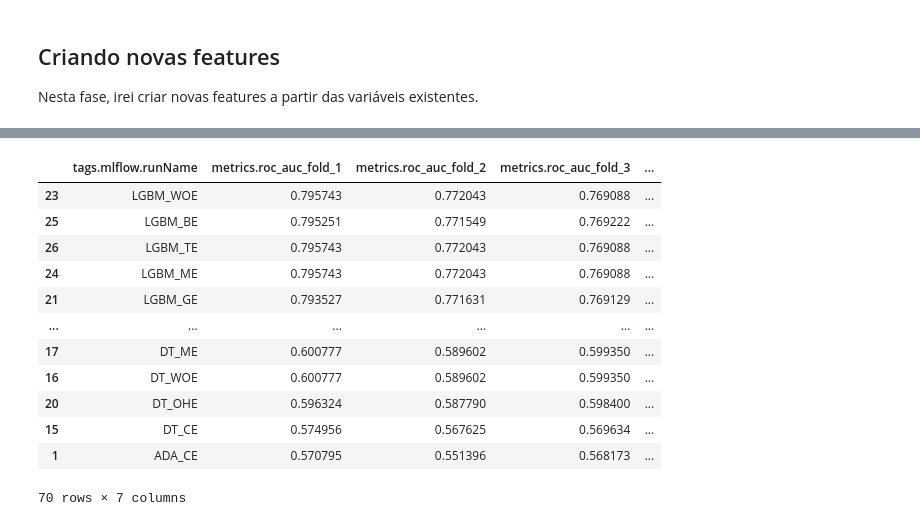
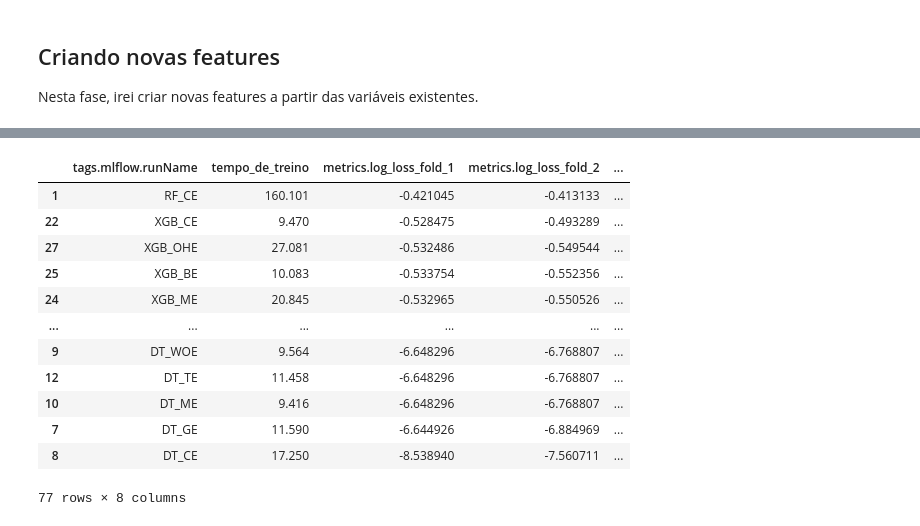
Before and after one commit to HenriqueWF/British_Airways, a Jupyter notebook: notebooks/booking_modelling.ipynb, the cells around one changed output, grey strips where cells are left out. Saved outputs shown, nothing was run; the diff lists cells and outputs as text; code cells hidden in the pictures.

```diff
--- a/notebooks/booking_modelling.ipynb
+++ b/notebooks/booking_modelling.ipynb
@@ -466,25 +690,28 @@ for tag, model in dict_models_tree_based.items():
 # %%
 # Salvando os resultados
 resultados_experimentos = mlflow.search_runs()
+# %%
+# Calculando o tempo de treinamento
+resultados_experimentos['tempo_de_treino'] = (resultados_experimentos['end_time'] - resultados_experimentos['start_time']).dt.total_seconds()
 # %%
 # Ordenando as colunas pela métrica
-colunas = ['tags.mlflow.runName', 'metrics.roc_auc_fold_1',
-           'metrics.roc_auc_fold_2', 'metrics.roc_auc_fold_3',
-           'metrics.roc_auc_fold_4', 'metrics.roc_auc_fold_5',
-           'metrics.roc_auc_mean']
+colunas = ['tags.mlflow.runName', 'tempo_de_treino', 'metrics.log_loss_fold_1',
+           'metrics.log_loss_fold_2', 'metrics.log_loss_fold_3',
+           'metrics.log_loss_fold_4', 'metrics.log_loss_fold_5',
+           'metrics.log_loss_mean']
 
-resultados_experimentos.sort_values('metrics.roc_auc_mean', ascending=False).loc[:, colunas]
+resultados_experimentos.sort_values('metrics.log_loss_mean', ascending=False).loc[:, colunas]
 # %% [output]
-|  | tags.mlflow.runName | metrics.roc_auc_fold_1 | metrics.roc_auc_fold_2 | metrics.roc_auc_fold_3 | ... |
-| 23 | LGBM_WOE | 0.795743 | 0.772043 | 0.769088 | ... |
-| 25 | LGBM_BE | 0.795251 | 0.771549 | 0.769222 | ... |
-| 26 | LGBM_TE | 0.795743 | 0.772043 | 0.769088 | ... |
-| 24 | LGBM_ME | 0.795743 | 0.772043 | 0.769088 | ... |
-| 21 | LGBM_GE | 0.793527 | 0.771631 | 0.769129 | ... |
+|  | tags.mlflow.runName | tempo_de_treino | metrics.log_loss_fold_1 | metrics.log_loss_fold_2 | ... |
+| 1 | RF_CE | 160.101 | -0.421045 | -0.413133 | ... |
+| 22 | XGB_CE | 9.470 | -0.528475 | -0.493289 | ... |
+| 27 | XGB_OHE | 27.081 | -0.532486 | -0.549544 | ... |
+| 25 | XGB_BE | 10.083 | -0.533754 | -0.552356 | ... |
+| 24 | XGB_ME | 20.845 | -0.532965 | -0.550526 | ... |
 | ... | ... | ... | ... | ... | ... |
-| 17 | DT_ME | 0.600777 | 0.589602 | 0.599350 | ... |
-| 16 | DT_WOE | 0.600777 | 0.589602 | 0.599350 | ... |
-| 20 | DT_OHE | 0.596324 | 0.587790 | 0.598400 | ... |
-| 15 | DT_CE | 0.574956 | 0.567625 | 0.569634 | ... |
-| 1 | ADA_CE | 0.570795 | 0.551396 | 0.568173 | ... |
+| 9 | DT_WOE | 9.564 | -6.648296 | -6.768807 | ... |
+| 12 | DT_TE | 11.458 | -6.648296 | -6.768807 | ... |
+| 10 | DT_ME | 9.416 | -6.648296 | -6.768807 | ... |
+| 7 | DT_GE | 11.590 | -6.644926 | -6.884969 | ... |
+| 8 | DT_CE | 17.250 | -8.538940 | -7.560711 | ... |
-70 rows × 7 columns
+77 rows × 8 columns
```
Also changed, not shown: parts of 58 cells of this notebook.
